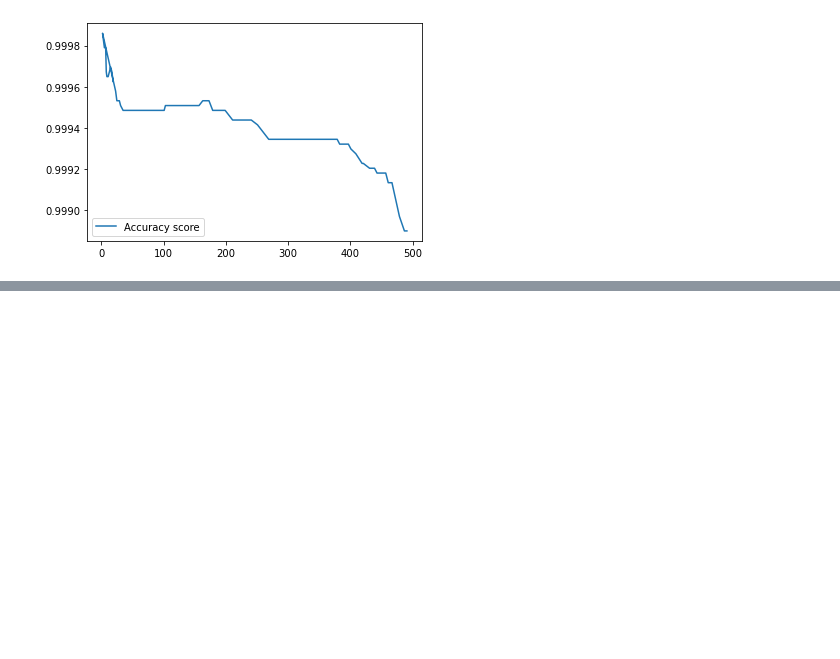
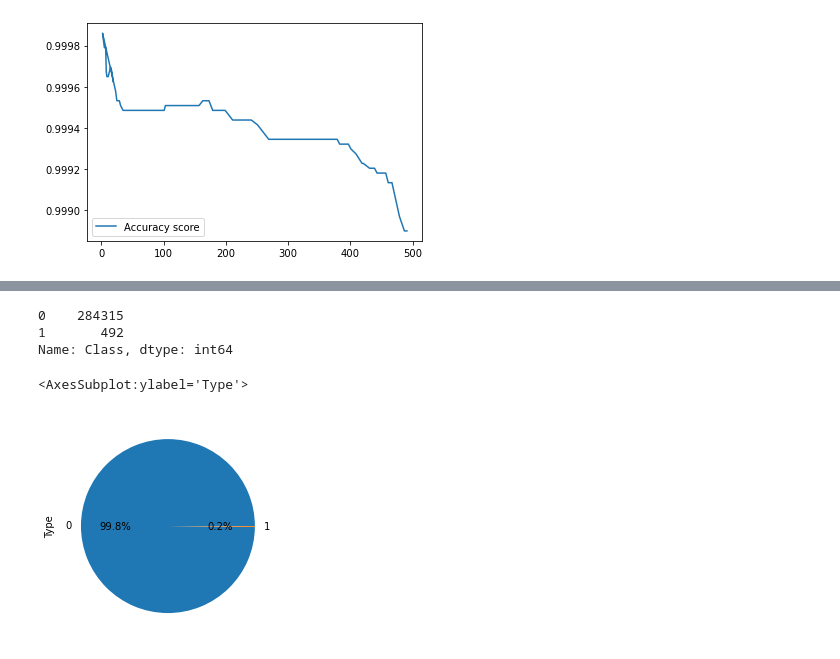
Before and after one commit to NegruBogdan/CardTransactionFraudDetector, a Jupyter notebook: Credit_Card_Fraud_Detection_Project.ipynb, the cells around one changed output, grey strips where cells are left out. Cells and saved outputs as stored; diff of their text form; code cells hidden in the pictures; blank space fills up the shorter version.

```diff
--- a/Credit_Card_Fraud_Detection_Project.ipynb
+++ b/Credit_Card_Fraud_Detection_Project.ipynb
@@ -237,0 +238,2 @@ The imbalanced
+# %%
+my_csv3 = pd.read_csv(r"D:\Programming shit\Python\MachineLearningDatasets\creditcard.csv")
@@ -237,0 +250,14 @@ The imbalanced
+# %%
+import matplotlib.pyplot as plt
+
+print(my_csv3["Class"].value_counts())
+my_csv3.groupby('Class').size().plot(kind='pie',
+                                       y = "Class",
+                                       label = "Type",
+                                       autopct='%1.1f%%')
+# %% [output]
+0    284315
+1       492
+Name: Class, dtype: int64
+<AxesSubplot:ylabel='Type'>
+[figure, added]
```
Also changed, not shown: parts of 14 cells of this notebook.
